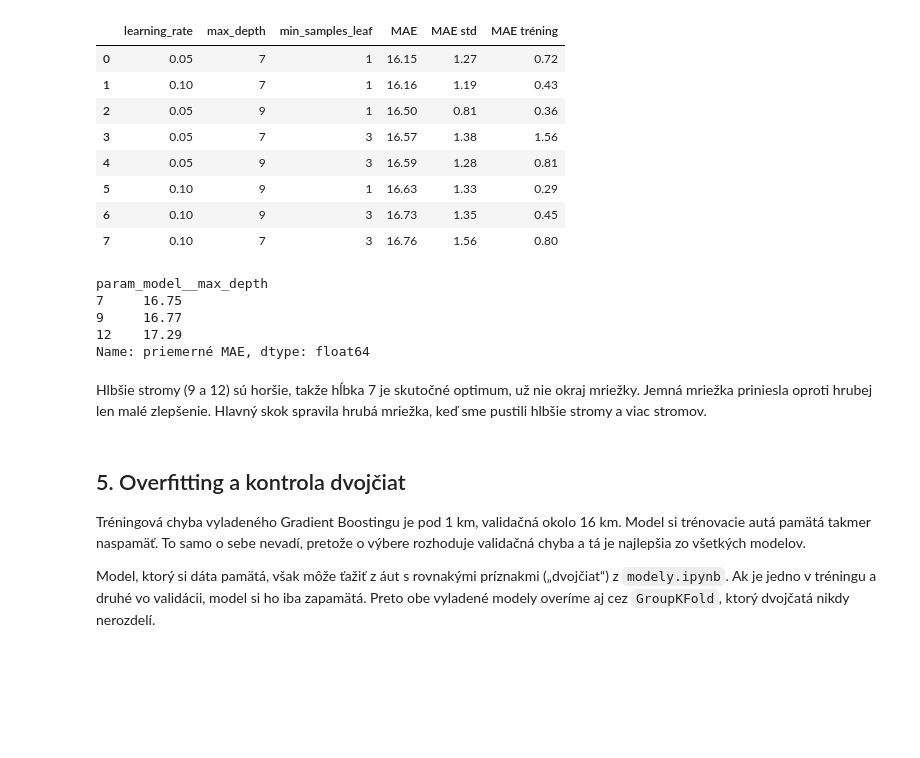
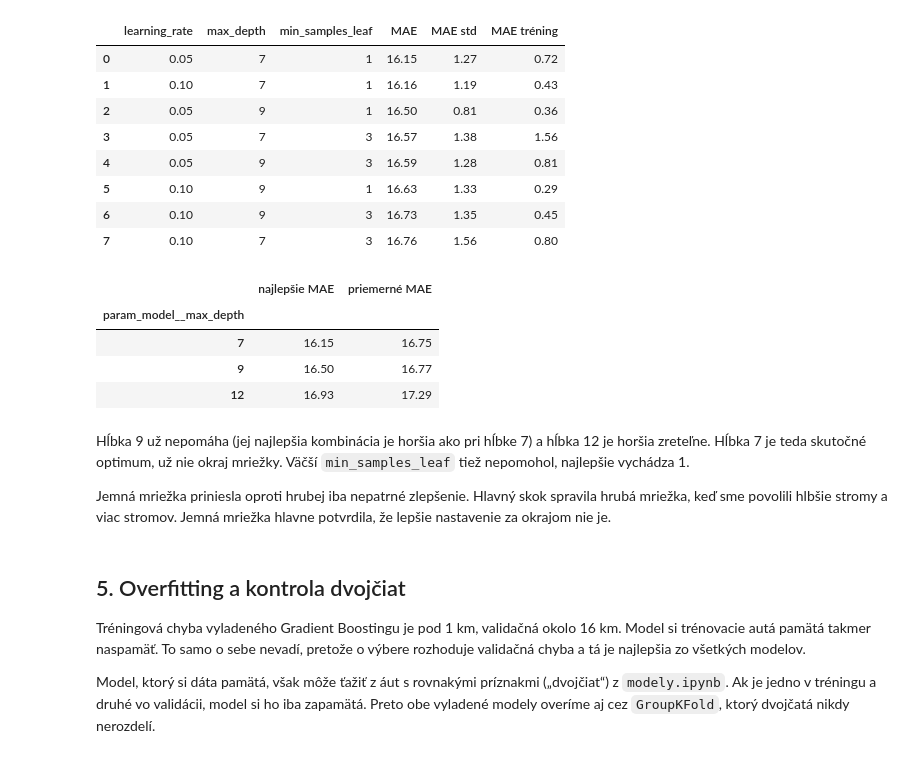
Before and after one commit to Matus1232/elektricke_auta_dojazd, a Jupyter notebook: ladenie.ipynb, the cells around one changed output. Drawn from its saved outputs; the diff is of its cells as text; code cells hidden in the pictures; blank space fills up the shorter version.

```diff
--- a/ladenie.ipynb
+++ b/ladenie.ipynb
@@ -253,19 +260,25 @@ Najlepšie MAE: 16.15 km
 | 6 | 0.10 | 9 | 3 | 16.73 | 1.35 | 0.45 |
 | 7 | 0.10 | 7 | 3 | 16.76 | 1.56 | 0.80 |
 # %%
-# priemerné MAE podľa hĺbky stromov (cez všetky ostatné kombinácie)
+# MAE podľa hĺbky stromov: najlepšia kombinácia a priemer cez ostatné hyperparametre
 r = pd.DataFrame(gs_gb_jemny.cv_results_)
-(-r.groupby('param_model__max_depth')['mean_test_score'].mean()).round(2).rename('priemerné MAE')
+mae_podla_hlbky = -r.groupby('param_model__max_depth')['mean_test_score'].agg(['max', 'mean'])
+mae_podla_hlbky.columns = ['najlepšie MAE', 'priemerné MAE']
+mae_podla_hlbky.round(2)
 # %% [output]
-param_model__max_depth
-7     16.75
-9     16.77
-12    17.29
-Name: priemerné MAE, dtype: float64
+|  | najlepšie MAE | priemerné MAE |
+| param_model__max_depth |  |  |
+| 7 | 16.15 | 16.75 |
+| 9 | 16.50 | 16.77 |
+| 12 | 16.93 | 17.29 |
 # %% [markdown]
-Hlbšie stromy (9 a 12) sú horšie, takže hĺbka 7 je skutočné optimum, už nie okraj mriežky.
-Jemná mriežka priniesla oproti hrubej len malé zlepšenie. Hlavný skok spravila hrubá mriežka,
-keď sme pustili hlbšie stromy a viac stromov.
+Hĺbka 9 už nepomáha (jej najlepšia kombinácia je horšia ako pri hĺbke 7) a hĺbka 12 je horšia
+zreteľne. Hĺbka 7 je teda skutočné optimum, už nie okraj mriežky. Väčší `min_samples_leaf` tiež
+nepomohol, najlepšie vychádza 1.
+
+Jemná mriežka priniesla oproti hrubej iba nepatrné zlepšenie. Hlavný skok spravila hrubá mriežka,
+keď sme povolili hlbšie stromy a viac stromov. Jemná mriežka hlavne potvrdila, že lepšie nastavenie
+za okrajom nie je.
 # %% [markdown]
 ## 5. Overfitting a kontrola dvojčiat
 
```
Also changed, not shown: parts of 4 cells of this notebook, 1 other file.
